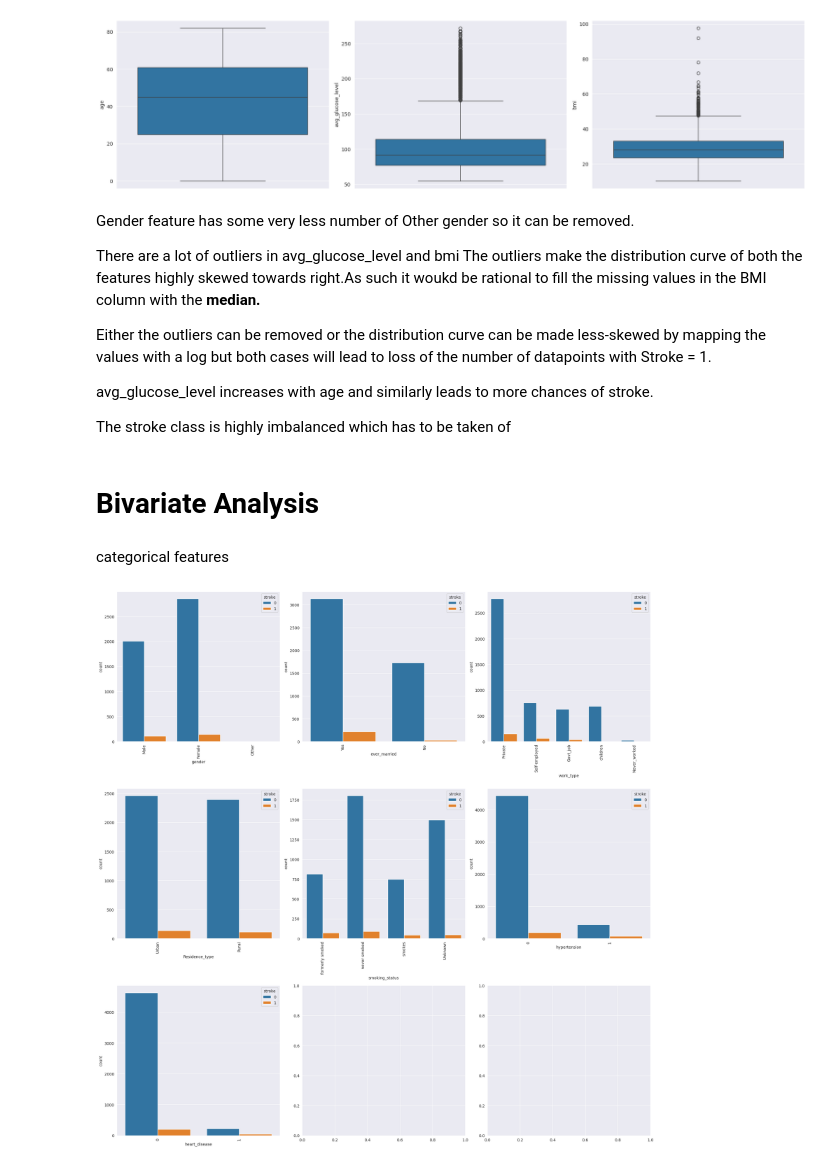
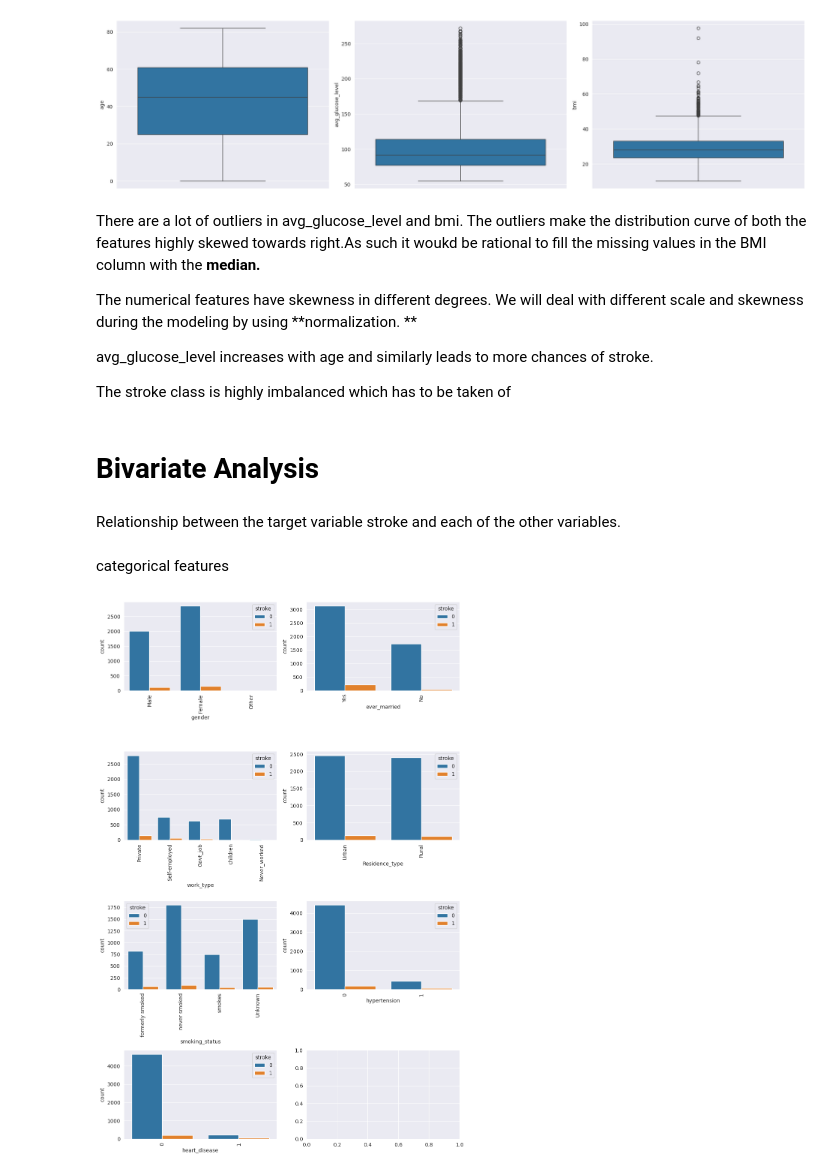
Before and after one commit to Doclikam/machine-learning-I, a Jupyter notebook: capstone/brain_stroke.ipynb, the cells around one changed output. Cells and saved outputs as stored; diff of their text form; code cells hidden in the pictures.

```diff
--- a/capstone/brain_stroke.ipynb
+++ b/capstone/brain_stroke.ipynb
@@ -111,3 +115,6 @@ sns.heatmap(stroke.isnull(),cmap = 'magma',cbar = False)
 # %% [output]
 <Axes: >
 [figure]
+# %%
+#drop irrelevant columns like the id columns which will not used for modelling
+stroke=stroke.drop(columns='id')
@@ -216,30 +230,33 @@ plt.show()
 # %% [output]
 [figure]
 # %% [markdown]
-Gender feature has some very less number of Other gender so it can be removed.
 
-There are a lot of outliers in avg_glucose_level and bmi
+There are a lot of outliers in avg_glucose_level and bmi.
 The outliers make the distribution curve of both the features highly skewed towards right.As such it woukd be rational to fill the missing values in the BMI column with the **median.**
 
-Either the outliers can be removed or the distribution curve can be made less-skewed by mapping the values with a log but both cases will lead to loss of the number of datapoints with Stroke = 1.
+
+The numerical features have skewness in different degrees.
+ We will deal with different scale and skewness during the modeling by using **normalization. **
 
 avg_glucose_level increases with age and similarly leads to more chances of stroke.
 
 The stroke class is highly imbalanced which has to be taken of
 # %% [markdown]
 # **Bivariate Analysis**
+# %% [markdown]
+Relationship between the target variable stroke and each of the other variables.
 # %% [markdown]
 categorical features
 # %%
 # Plot the categorical variables against the target variable 'stroke'
-fig, axs = plt.subplots(3, 3, figsize=(20, 20))
+fig, axs = plt.subplots(4, 2, figsize=(10, 15))
 
 for var, subplot in zip(categorical_var, axs.flatten()):
     sns.countplot(x=stroke[var], hue=stroke['stroke'], ax=subplot)
     for label in subplot.get_xticklabels():
         label.set_rotation(90)
 
 plt.tight_layout()
 plt.show()
 # %% [output]
-[figure, old version]
+[figure, new version]
```
Also changed, not shown: parts of 16 cells of this notebook.
